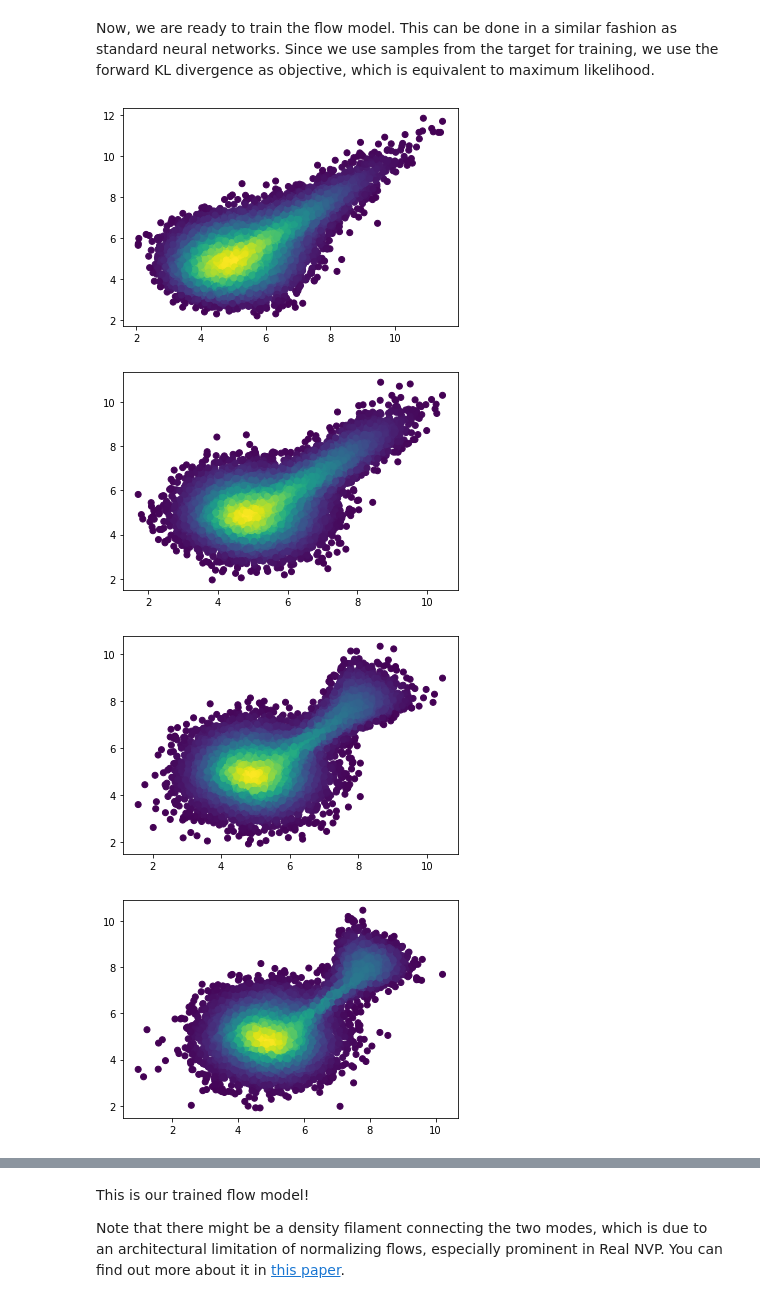
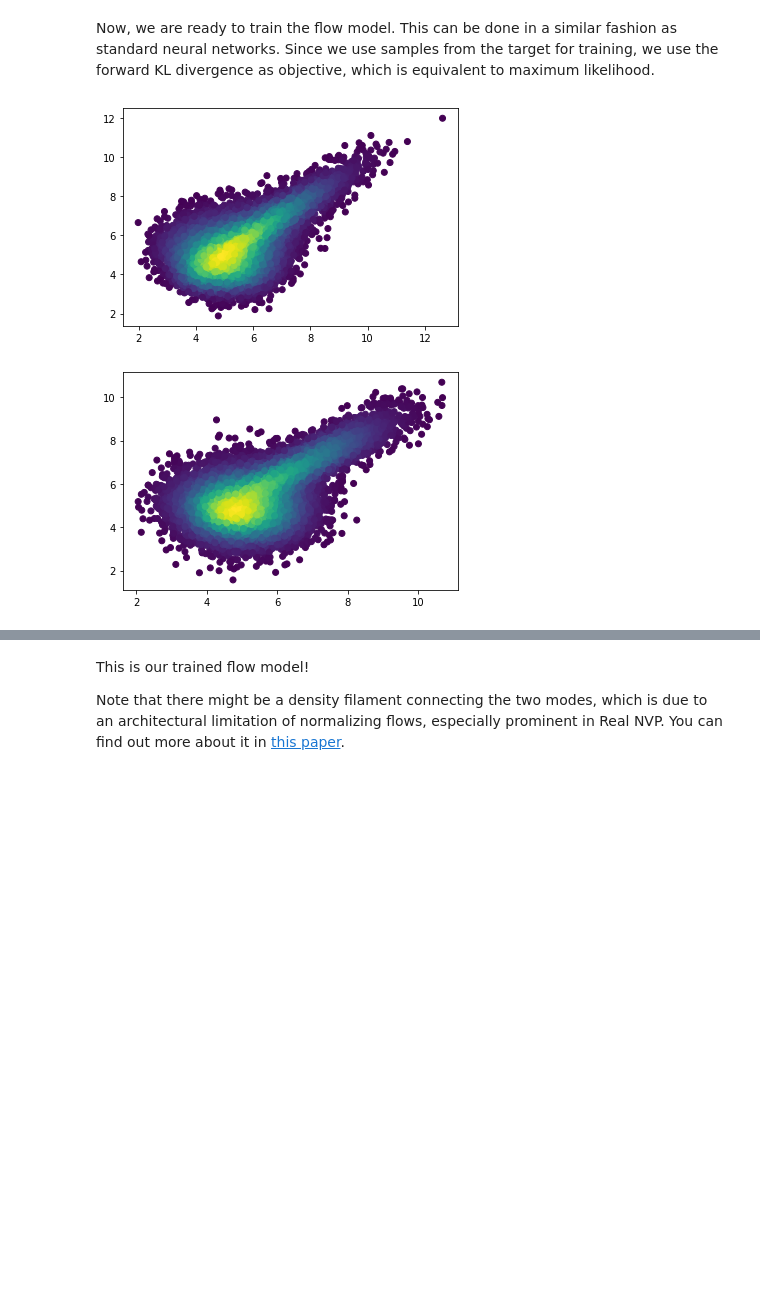
Before and after one commit to telegraphroad/NNF, a Jupyter notebook: real_nvp_colab.ipynb, the cells around one changed output, grey strips where cells are left out. Drawn from its saved outputs; the diff is of its cells as text; code cells hidden in the pictures; blank space fills up the shorter version.

```diff
--- a/real_nvp_colab.ipynb
+++ b/real_nvp_colab.ipynb
@@ -40,7 +40,7 @@ After importing the required packages, we want to create a `nf.NormalizingFlow`
 
 # Define 2D Gaussian base distribution
 base = nf.distributions.base.DiagGaussian(2)
-base = nf.distributions.base.GaussianMixture(n_modes = 100, dim = 2, trainable=True)
+base = nf.distributions.base.GaussianMixture(n_modes = 10, dim = 2, trainable=True)
 
 # Define list of flows
 num_layers = 32
@@ -95,7 +95,7 @@ plt.show()
 Now, we are ready to train the flow model. This can be done in a similar fashion as standard neural networks. Since we use samples from the target for training, we use the forward KL divergence as objective, which is equivalent to maximum likelihood.
 # %%
 # Train model
-max_iter = 6000
+max_iter = 2000
 num_samples = 2 ** 9
 show_iter = 500
 import torch.distributions as D
@@ -134,34 +134,32 @@ for it in tqdm(range(max_iter)):
     loss_hist = np.append(loss_hist, loss.to('cpu').data.numpy())
     if loss.detach().cpu().item() < bestloss:
         bestmodel.state_dict = model.state_dict
         bestloss = loss.detach().cpu().item()
     # Plot learned posterior
     if (it + 1) % show_iter == 0:
         checkpoints.append(model.state_dict)
         model.eval()
         log_prob = model.log_prob(zz)
         model.train()
         prob = torch.exp(log_prob.to('cpu').view(*xx.shape))
         prob[torch.isnan(prob)] = 0
 
         # plt.figure(figsize=(15, 15))
         # plt.pcolormesh(xx, yy, prob.data.numpy())
         # plt.gca().set_aspect('equal', 'box')
         # plt.show()
         plt.plot()
         a = model.sample(10000)[0].detach().cpu().numpy()
         colors = model.log_prob(torch.tensor(a).cuda()).exp().detach().cpu().numpy()
 
         plt.scatter(a[:,0],a[:,1],c=colors)
         plt.show()
 
 # Plot loss
 plt.figure(figsize=(10, 10))
 plt.plot(loss_hist, label='loss')
 plt.legend()
 plt.show()
 # %% [output]
-[figure, old version]
+[figure, new version]
-[figure, old version]
+[figure, new version]
-[figure, removed]
-[figure, removed]
```
Also changed, not shown: parts of 7 cells of this notebook, 2 other files.
